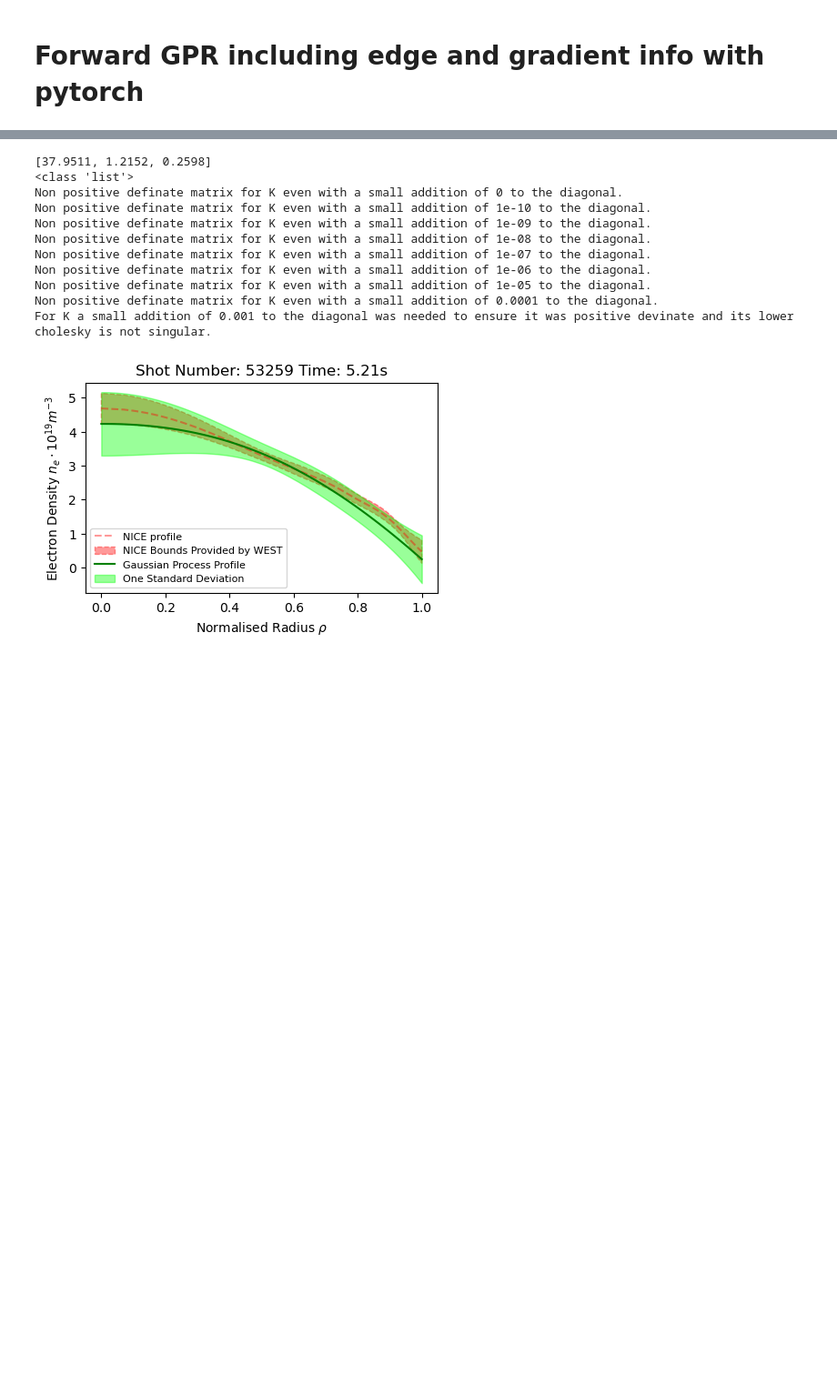
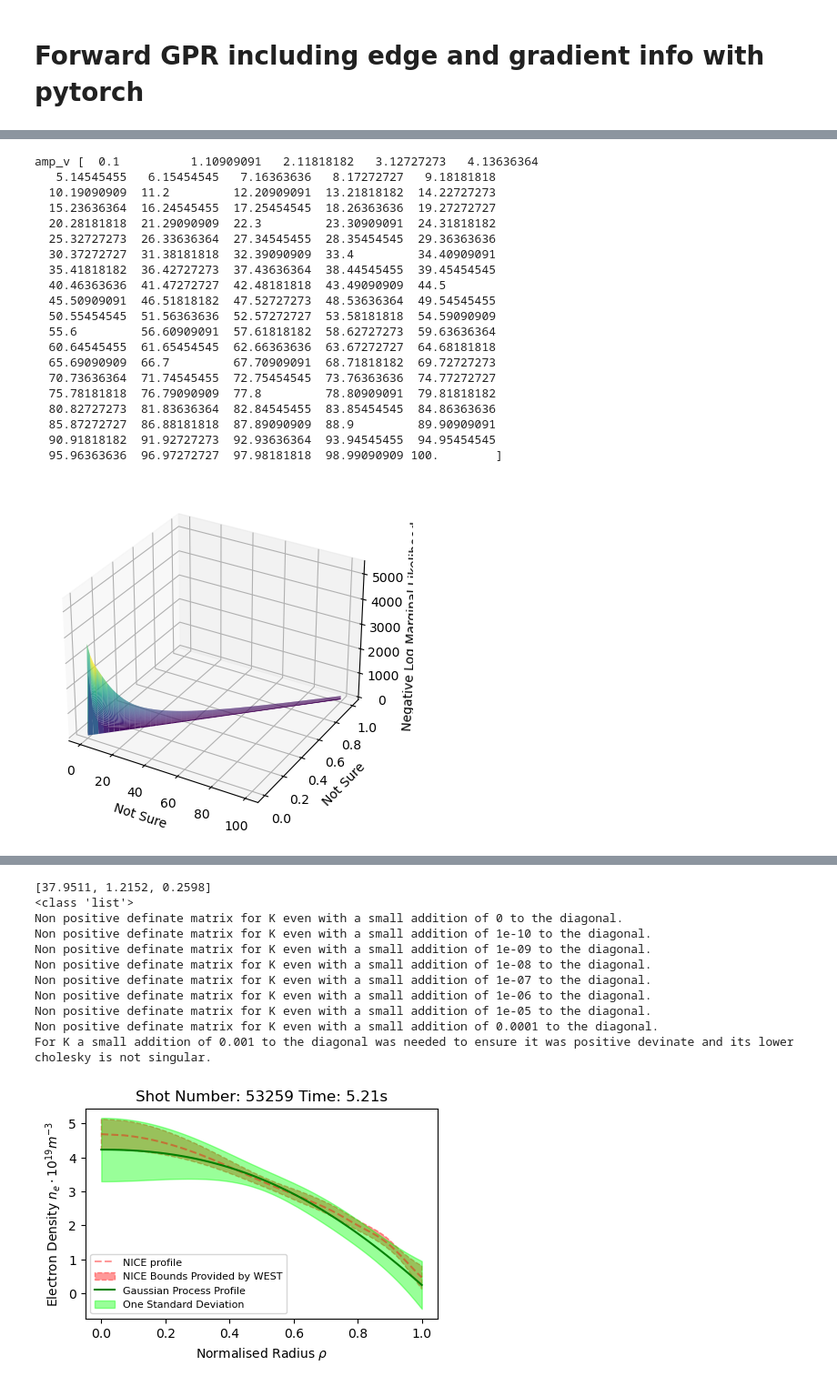
Before and after one commit to DanHarJor/Improving-Electron-Density-Profile-Inference-within-a-Tokamak-using-Bayesian-Techniques, a Jupyter notebook: RealEquillibriumInterferometry/SyntheticDataInterferometry.ipynb, the cells around one changed output, grey strips where cells are left out. Shown at 91% size. Cells and saved outputs as stored; diff of their text form; code cells hidden in the pictures; blank space fills up the shorter version.

```diff
--- a/RealEquillibriumInterferometry/SyntheticDataInterferometry.ipynb
+++ b/RealEquillibriumInterferometry/SyntheticDataInterferometry.ipynb
@@ -1263,0 +1352,25 @@ interf = ForwardGPR(**init_kargs)
+# %%
+import seaborn as sn
+interf.PlotGrid()
+# %% [output]
+amp_v [  0.1          1.10909091   2.11818182   3.12727273   4.13636364
+   5.14545455   6.15454545   7.16363636   8.17272727   9.18181818
+  10.19090909  11.2         12.20909091  13.21818182  14.22727273
+  15.23636364  16.24545455  17.25454545  18.26363636  19.27272727
+  20.28181818  21.29090909  22.3         23.30909091  24.31818182
+  25.32727273  26.33636364  27.34545455  28.35454545  29.36363636
+  30.37272727  31.38181818  32.39090909  33.4         34.40909091
+  35.41818182  36.42727273  37.43636364  38.44545455  39.45454545
+  40.46363636  41.47272727  42.48181818  43.49090909  44.5
+  45.50909091  46.51818182  47.52727273  48.53636364  49.54545455
+  50.55454545  51.56363636  52.57272727  53.58181818  54.59090909
+  55.6         56.60909091  57.61818182  58.62727273  59.63636364
+  60.64545455  61.65454545  62.66363636  63.67272727  64.68181818
+  65.69090909  66.7         67.70909091  68.71818182  69.72727273
+  70.73636364  71.74545455  72.75454545  73.76363636  74.77272727
+  75.78181818  76.79090909  77.8         78.80909091  79.81818182
+  80.82727273  81.83636364  82.84545455  83.85454545  84.86363636
+  85.87272727  86.88181818  87.89090909  88.9         89.90909091
+  90.91818182  91.92727273  92.93636364  93.94545455  94.95454545
+  95.96363636  96.97272727  97.98181818  98.99090909 100.        ]
+[figure, added]
```
Also changed, not shown: parts of 11 cells of this notebook.
